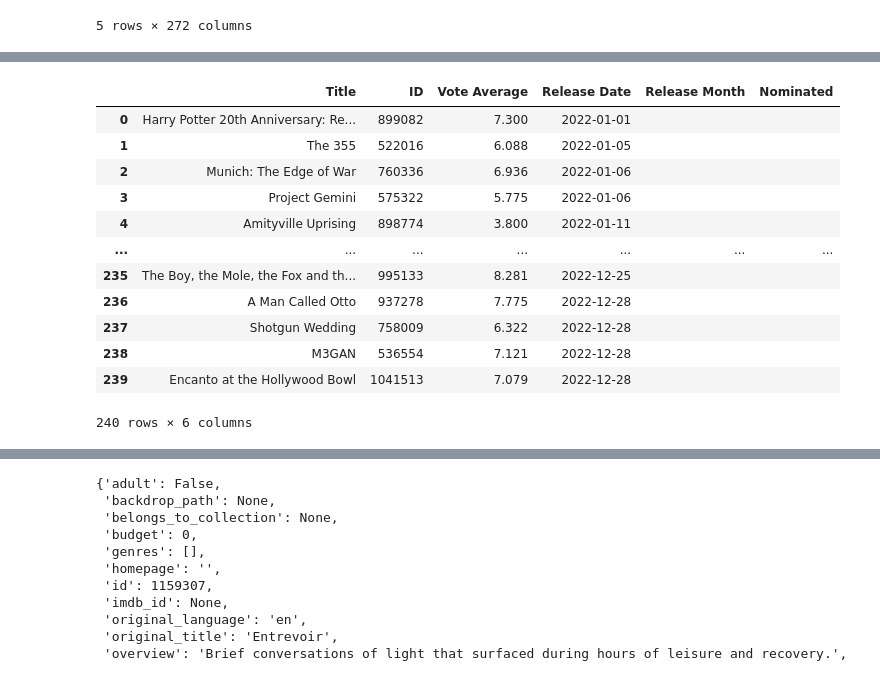
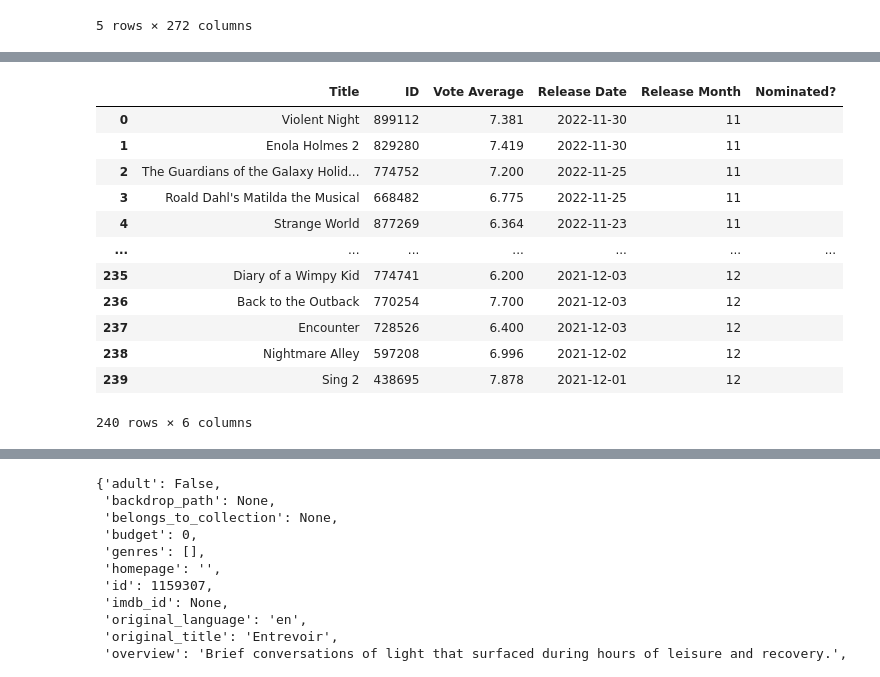
Before and after one commit to jamieah80/group-project-one, a Jupyter notebook: main.ipynb, the cells around one changed output, grey strips where cells are left out. Saved outputs shown, nothing was run; the diff lists cells and outputs as text; code cells hidden in the pictures.

Commit message:
Added Release Month from Release Date

```diff
--- a/main.ipynb
+++ b/main.ipynb
@@ -86,49 +109,48 @@ for i in range(11):
     enddate = f"2022-{i+2}-01"
     all_movies_response = requests.get(f'{base_url}/discover/movie?include_adult=false&include_video=false&primary_release_date.gte={startdate}&primary_release_date.lte={enddate}&with_original_language=en&api_key={api_key}').json()
 
     #puts all results from first page (most popular releases) into a dictionary
     for i in range(20):
         responseid['Title'].append(all_movies_response["results"][i]["title"])
         responseid['ID'].append(all_movies_response["results"][i]["id"])
         responseid['Vote Average'].append(all_movies_response["results"][i]["vote_average"])
         responseid['Release Date'].append(all_movies_response["results"][i]["release_date"])
 
 #EDIT DATES FOR DIFFERENT YEARS
 
 #Take the last month of the previous year as Oscar Noms open late in year before
 startdate = "2021-12-01"
 enddate = "2022-01-01"
 all_movies_response = requests.get(f'{base_url}/discover/movie?include_adult=false&include_video=false&primary_release_date.gte={startdate}&primary_release_date.lte={enddate}&with_original_language=en&api_key={api_key}').json()
 
 for i in range(20):
         responseid['Title'].append(all_movies_response["results"][i]["title"])
         responseid['ID'].append(all_movies_response["results"][i]["id"])
         responseid['Vote Average'].append(all_movies_response["results"][i]["vote_average"])
         responseid['Release Date'].append(all_movies_response["results"][i]["release_date"])
 
 #dictionary to dataframe, sorted and prepped for use
 
 moviedata = pd.DataFrame(responseid)
-moviedata = moviedata.sort_values("Release Date")
+moviedata = moviedata.sort_values("Release Date", ascending=False)
 moviedata = moviedata.reset_index(drop=True)
+moviedata["Release Month"] = pd.to_datetime(moviedata["Release Date"]).dt.month
+moviedata["Nominated?"] = ""
 
-#NEED BINS FOR RELEASE MONTH
-moviedata["Release Month"] = ""
-moviedata["Nominated"] = ""
 moviedata
 # %% [output]
-|  | Title | ID | Vote Average | Release Date | Release Month | Nominated |
-| 0 | Harry Potter 20th Anniversary: Re... | 899082 | 7.300 | 2022-01-01 |  |  |
-| 1 | The 355 | 522016 | 6.088 | 2022-01-05 |  |  |
-| 2 | Munich: The Edge of War | 760336 | 6.936 | 2022-01-06 |  |  |
-| 3 | Project Gemini | 575322 | 5.775 | 2022-01-06 |  |  |
-| 4 | Amityville Uprising | 898774 | 3.800 | 2022-01-11 |  |  |
+|  | Title | ID | Vote Average | Release Date | Release Month | Nominated? |
+| 0 | Violent Night | 899112 | 7.381 | 2022-11-30 | 11 |  |
+| 1 | Enola Holmes 2 | 829280 | 7.419 | 2022-11-30 | 11 |  |
+| 2 | The Guardians of the Galaxy Holid... | 774752 | 7.200 | 2022-11-25 | 11 |  |
+| 3 | Roald Dahl's Matilda the Musical | 668482 | 6.775 | 2022-11-25 | 11 |  |
+| 4 | Strange World | 877269 | 6.364 | 2022-11-23 | 11 |  |
 | ... | ... | ... | ... | ... | ... | ... |
-| 235 | The Boy, the Mole, the Fox and th... | 995133 | 8.281 | 2022-12-25 |  |  |
-| 236 | A Man Called Otto | 937278 | 7.775 | 2022-12-28 |  |  |
-| 237 | Shotgun Wedding | 758009 | 6.322 | 2022-12-28 |  |  |
-| 238 | M3GAN | 536554 | 7.121 | 2022-12-28 |  |  |
-| 239 | Encanto at the Hollywood Bowl | 1041513 | 7.079 | 2022-12-28 |  |  |
+| 235 | Diary of a Wimpy Kid | 774741 | 6.200 | 2021-12-03 | 12 |  |
+| 236 | Back to the Outback | 770254 | 7.700 | 2021-12-03 | 12 |  |
+| 237 | Encounter | 728526 | 6.400 | 2021-12-03 | 12 |  |
+| 238 | Nightmare Alley | 597208 | 6.996 | 2021-12-02 | 12 |  |
+| 239 | Sing 2 | 438695 | 7.878 | 2021-12-01 | 12 |  |
 240 rows × 6 columns
 # %%
 '''len(movie_ids)'''
```
Also changed, not shown: parts of 10 cells of this notebook, 1 other file.
